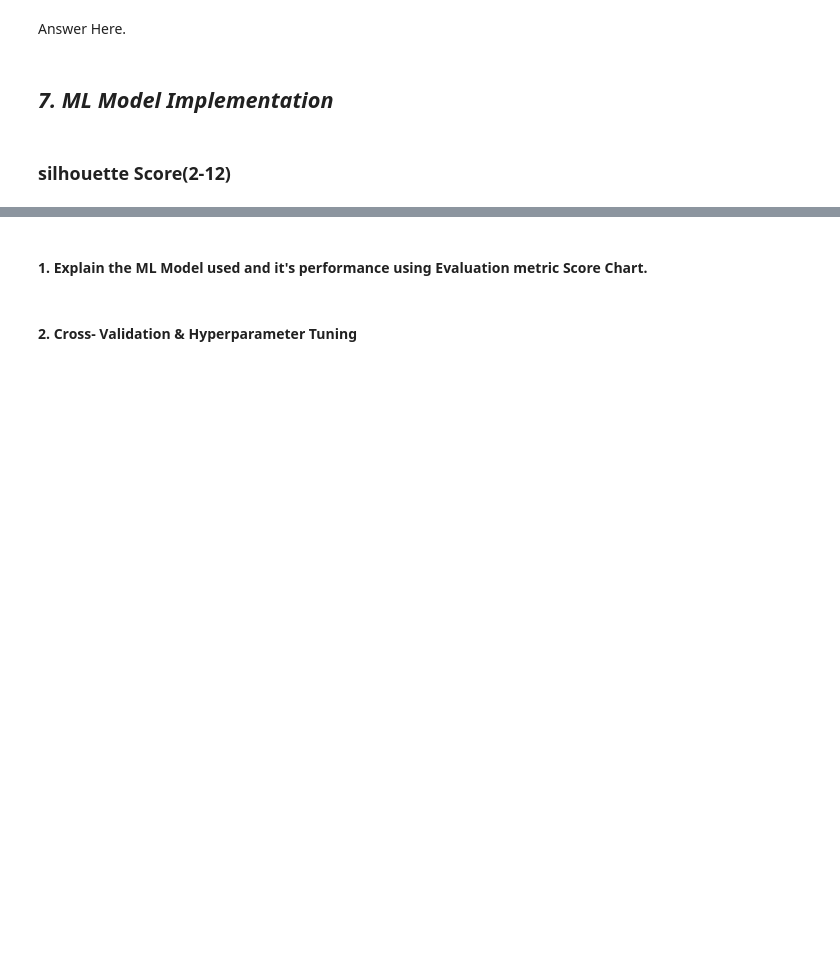
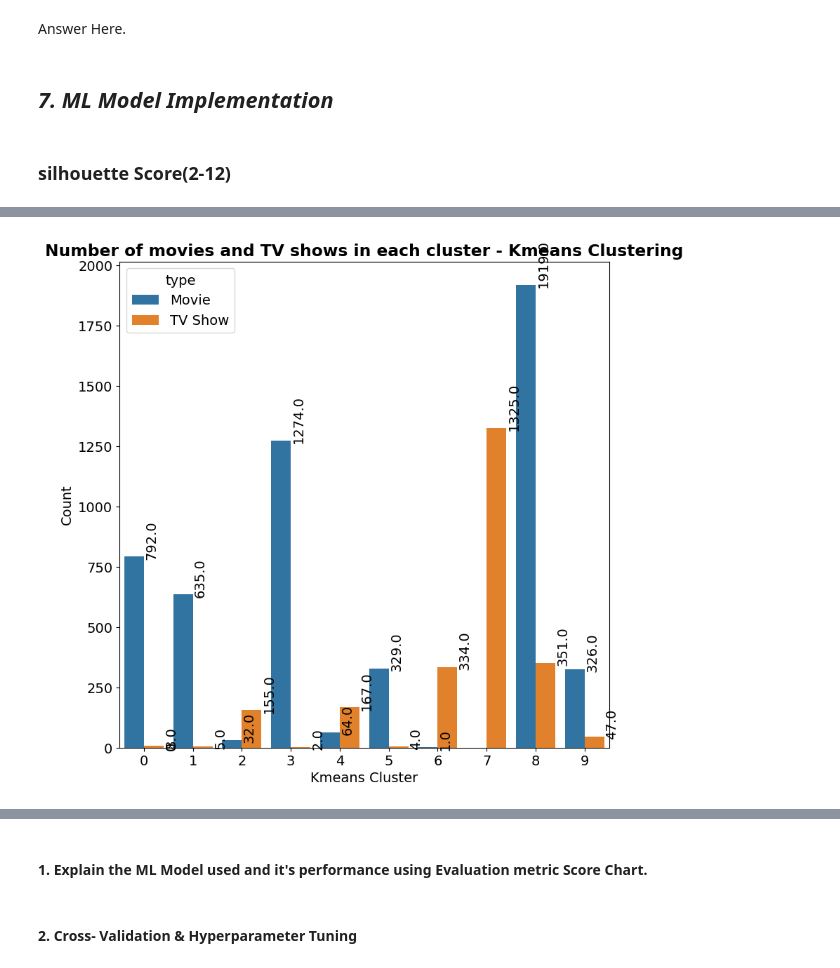
Before and after one commit to NIKHILNIGUDKAR/Netflix_Movies_and_TV_Shows_Clustering, a Jupyter notebook: Netflix_Movies_and_TV_Shows_Clustering.ipynb, the cells around one changed output, grey strips where cells are left out. Drawn from its saved outputs; the diff is of its cells as text; code cells hidden in the pictures; blank space fills up the shorter version.

```diff
--- a/Netflix_Movies_and_TV_Shows_Clustering.ipynb
+++ b/Netflix_Movies_and_TV_Shows_Clustering.ipynb
@@ -159,6 +159,6 @@ drive.mount('/content/drive')
 # %%
 # reading data file
-dir_path = '/content/drive/MyDrive/Classroom/'
+dir_path = '/content/drive/MyDrive/Netflix Movies and TV Shows Clustering/'
 file_name = 'NETFLIX MOVIES AND TV SHOWS CLUSTERING.csv'
 data_file_path = dir_path + file_name
 df = pd.read_csv(data_file_path)
@@ -1128,2 +1363,5 @@ plt.show()
+# %%
+# transformed features
+X = pca.transform(vector)
 # %% [markdown]
 ##### Which dimensionality reduction technique have you used and why? (If dimensionality reduction done on dataset.)
@@ -1172,0 +1428,4 @@ plt.show()
+# %%
+# Clustering the data into 10 clusters as silhouette score is max 0.0124493062227502
+kmeans = KMeans(n_clusters=10, init='k-means++', random_state=32)
+kmeans.fit(X)
@@ -1172,0 +1443,3 @@ plt.show()
+# %%
+# updating kmeans cluster number attribute
+df['kmeans_cluster'] = kmeans.labels_
@@ -1172,0 +1456,12 @@ plt.show()
+# %%
+# Number of movies and tv shows in each cluster
+plt.figure(figsize=(9,9))
+sns.countplot(x='kmeans_cluster',data=df, hue='type')
+plt.title('Number of movies and TV shows in each cluster - Kmeans Clustering')
+plt.xlabel('Kmeans Cluster')
+plt.ylabel('Count')
+for p in plt.gca().patches:
+    plt.gca().annotate(f'\n{p.get_height()}', (p.get_x()+0.4, p.get_height()), ha='center', rotation=90)
+plt.show()
+# %% [output]
+[figure, added]
```
Also changed, not shown: parts of 64 cells of this notebook.
